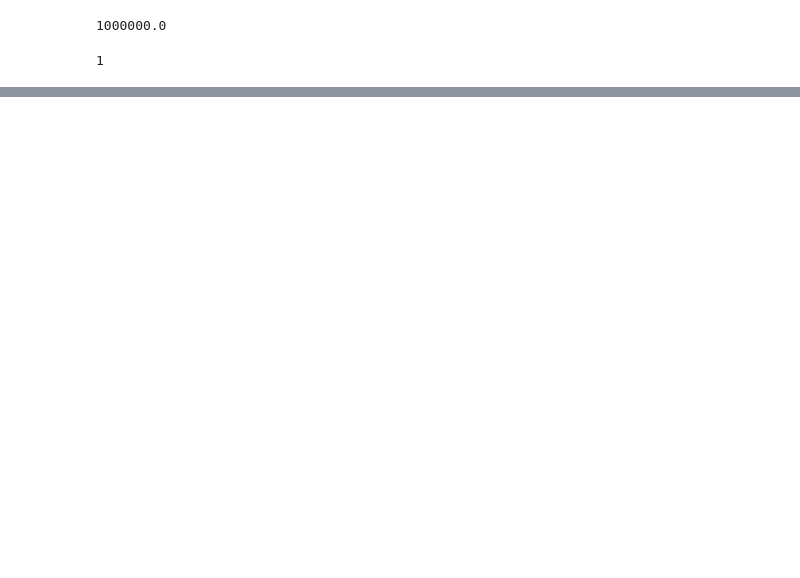
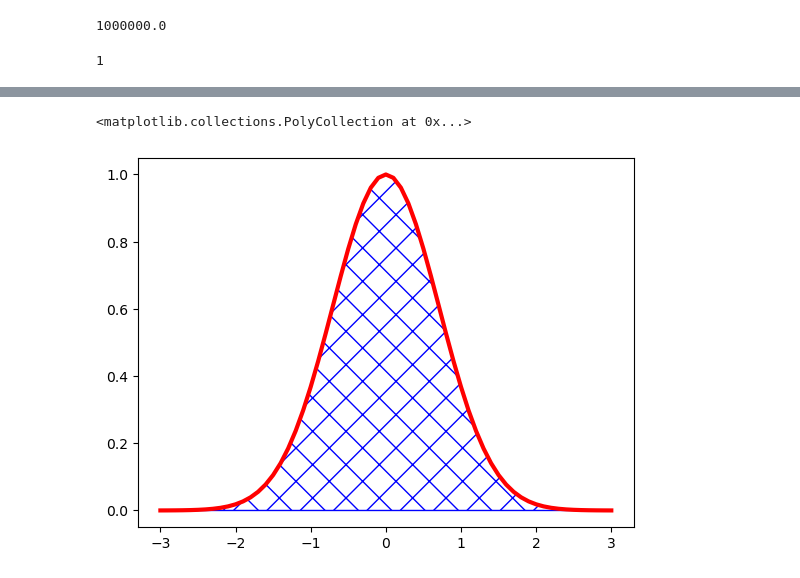
Before and after one commit to SamMachariaPhD/Math-Modelling-Simulation-Python, a Jupyter notebook: monte.ipynb, the cells around one changed output, grey strips where cells are left out. Saved outputs shown, nothing was run; the diff lists cells and outputs as text; code cells hidden in the pictures; blank space fills up the shorter version.

```diff
--- a/monte.ipynb
+++ b/monte.ipynb
@@ -75,0 +121,10 @@ for i in range(10):
+# %%
+x = np.arange(-3,3+.1, step=0.1)
+y = ( np.exp(-(x)**2))
+# %%
+plt.plot(x,y, color="red", lw=3)
+plt.fill_between(x,y, hatch="x", color="none", edgecolor="blue")
+#plt.gca().set_aspect('equal')
+# %% [output]
+<matplotlib.collections.PolyCollection at 0x...>
+[figure, added]
```
Also changed, not shown: parts of 18 cells of this notebook.
